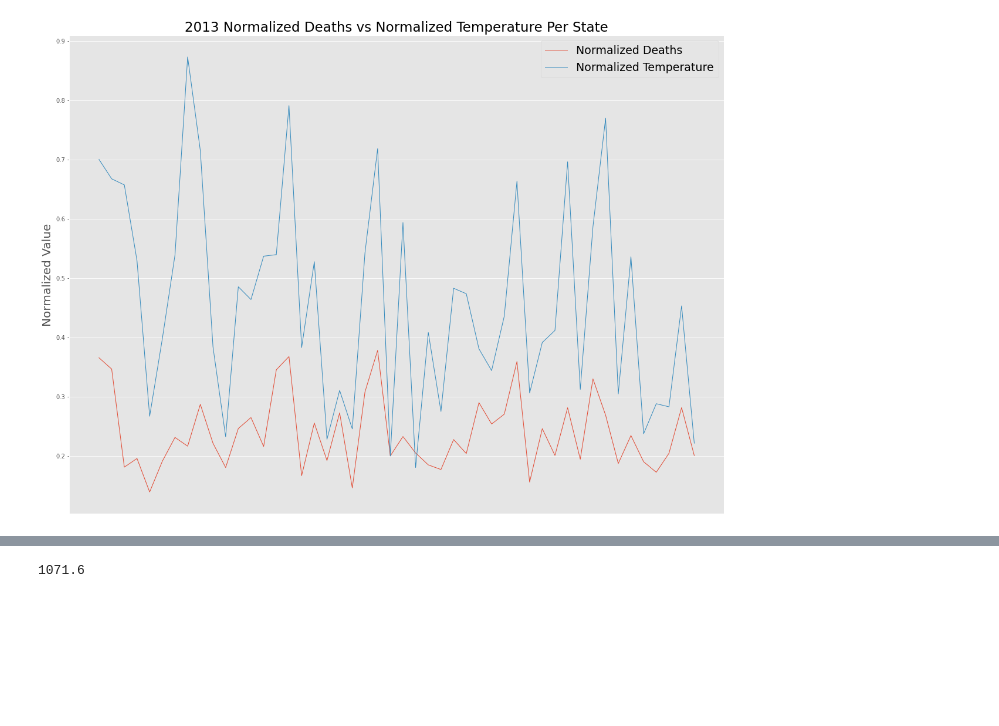
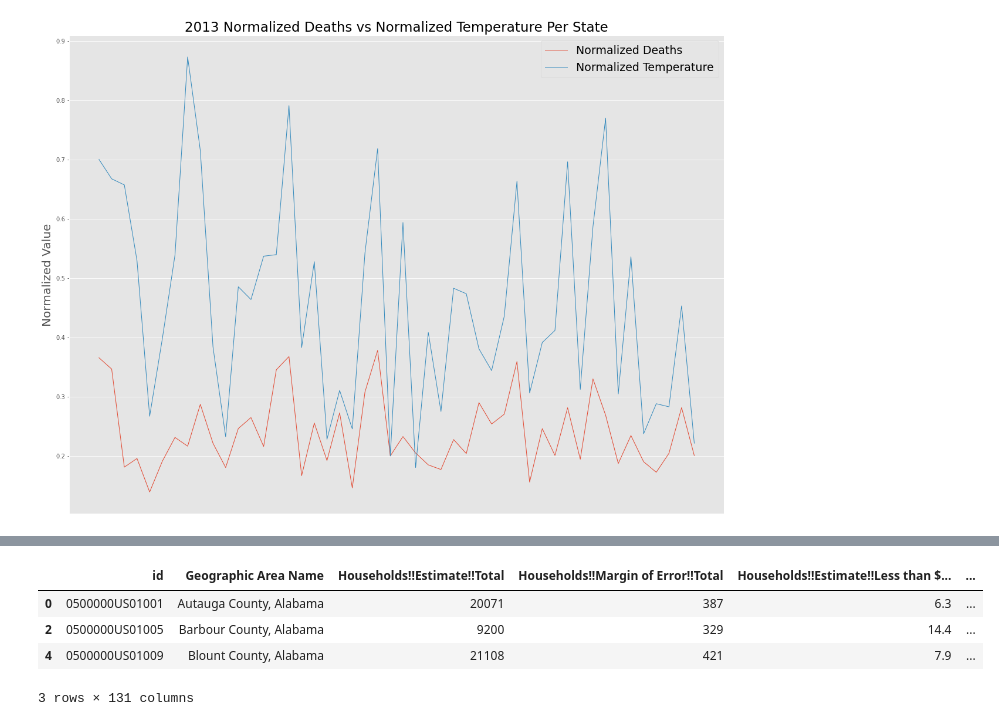
Before and after one commit to NathanKuneman/determining-heart-disease-mortality-factors, a Jupyter notebook: notebooks/EDA.ipynb, the cells around one changed output, grey strips where cells are left out. Drawn from its saved outputs; the diff is of its cells as text; code cells hidden in the pictures; blank space fills up the shorter version.

```diff
--- a/notebooks/EDA.ipynb
+++ b/notebooks/EDA.ipynb
@@ -217,12 +201,23 @@ plt
-# %%
-income = []
-for i in range(2013, 2019):
-    temperature = pd.read_csv(f'../data/temperature/{i}_temp.csv', sep=",", engine='python')
-    temperature['LocationDesc'] = temperature['Location'].str.rstrip('County')
-    temperature['LocationDesc'] = temperature['LocationDesc'].str.rstrip(' ')
-    temperature['LocationAbbr'] = temperature['Location ID'].str[:2]
-    temperature = temperature.rename(columns={"Value": f'{i}_average_temp'})
-    temperature = temperature.drop(['Rank', 'Anomaly (1901-2000 base period)', '1901-2000 Mean', 'Location ID', 'Location'], axis=1)
-    temps.append(temperature)
-# %% [output]
-1071.6
+# %%
+income_data = []
+for i in range(2013, 2019):
+    income = pd.read_csv(f'../data/income/{i}_income.csv', sep=",", engine='python')
+    income_data.append(income)
+
+income_data_cleaned = []
+for df in income_data:
+    df['LocationID'] = df['id'].str[9:]
+    df['LocationID'] = df['LocationID'].str.lstrip('0')
+    df['LocationID'] = df['LocationID'].astype(str).astype(int)
+
+    # I need to drop all columns that I don't need
+    df = df.iloc[[0, 2, 4]]
+    income_data_cleaned.append(df)
+
+income_data_cleaned[0]
+# %% [output]
+|  | id | Geographic Area Name | Households!!Estimate!!Total | Households!!Margin of Error!!Total | Households!!Estimate!!Less than $... | ... |
+| 0 | 0500000US01001 | Autauga County, Alabama | 20071 | 387 | 6.3 | ... |
+| 2 | 0500000US01005 | Barbour County, Alabama | 9200 | 329 | 14.4 | ... |
+| 4 | 0500000US01009 | Blount County, Alabama | 21108 | 421 | 7.9 | ... |
+3 rows × 131 columns
```
Also changed, not shown: parts of 8 cells of this notebook, 7 other files.
